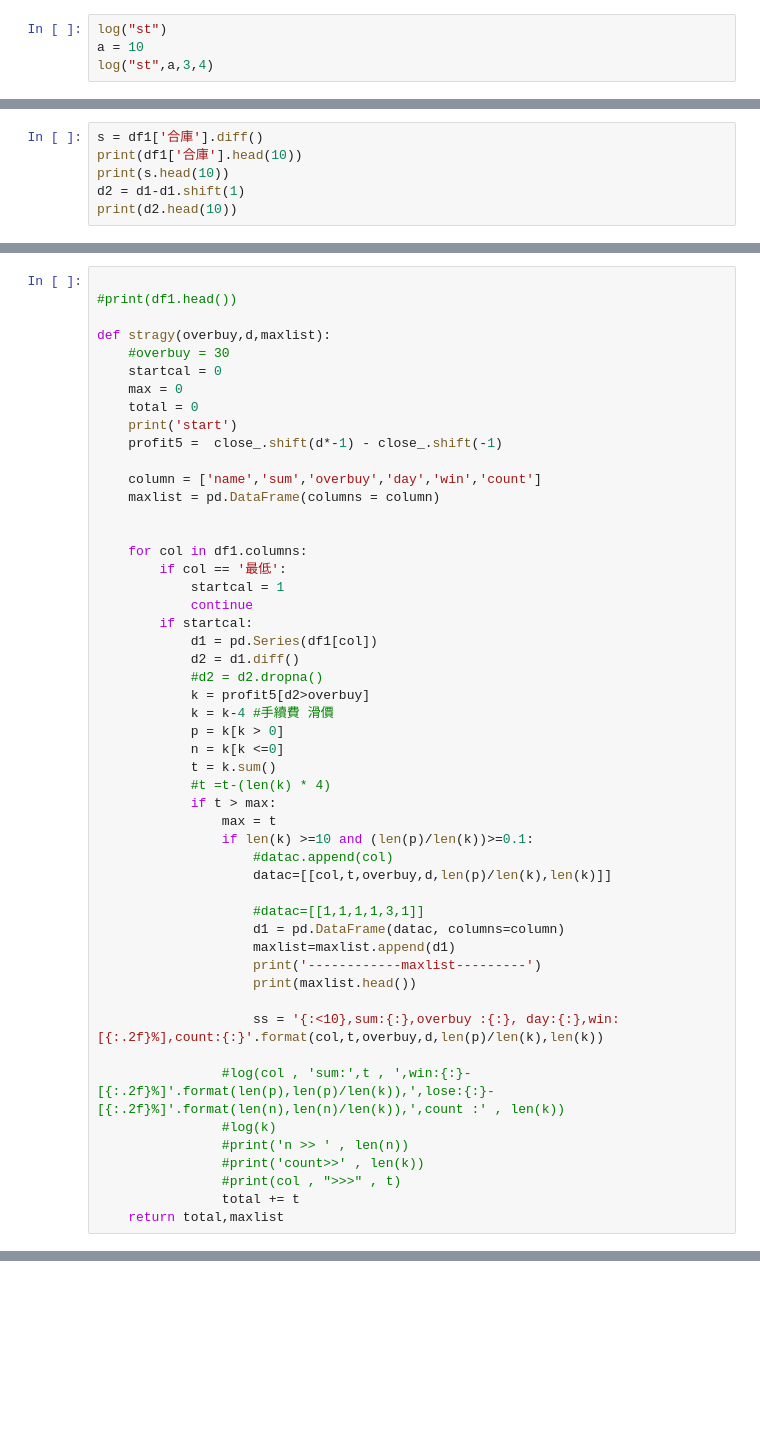
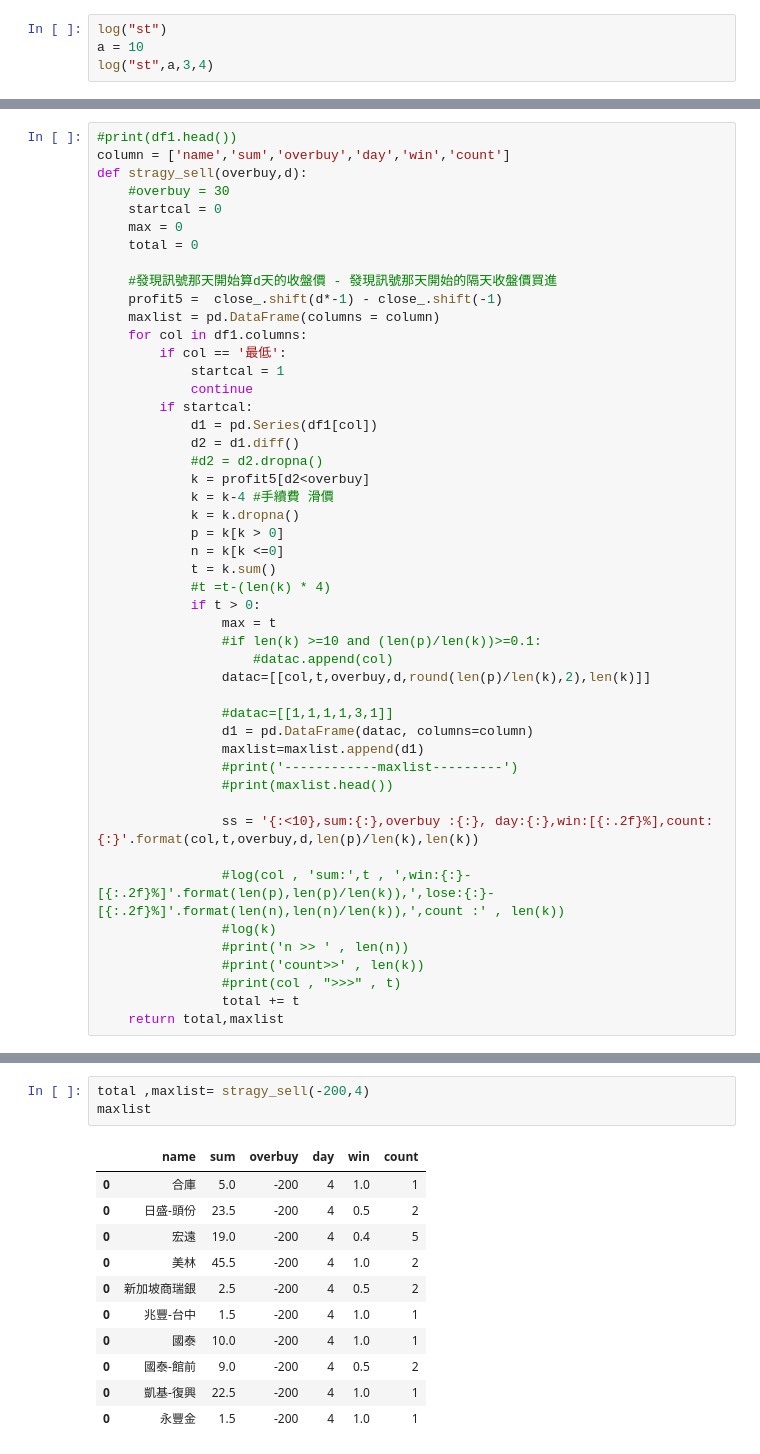
Before and after one commit to dansontsui/stockparser, a Jupyter notebook: nb_mytry.ipynb, the cells around one changed output, grey strips where cells are left out. Drawn from its saved outputs; the diff is of its cells as text; blank space fills up the shorter version.

```diff
--- a/nb_mytry.ipynb
+++ b/nb_mytry.ipynb
@@ -61,6 +80,0 @@ print(d2.head(10))
-# %%
-s = df1['合庫'].diff()
-print(df1['合庫'].head(10))
-print(s.head(10))
-d2 = d1-d1.shift(1)
-print(d2.head(10))
@@ -94,19 +81,15 @@ str :3.56,3.44,3.33
 # %%
-
 #print(df1.head())
-
-def stragy(overbuy,d,maxlist):
+column = ['name','sum','overbuy','day','win','count']
+def stragy_sell(overbuy,d):
     #overbuy = 30
     startcal = 0
     max = 0
     total = 0
-    print('start')
+
+    #發現訊號那天開始算d天的收盤價 - 發現訊號那天開始的隔天收盤價買進
     profit5 =  close_.shift(d*-1) - close_.shift(-1)
-
-    column = ['name','sum','overbuy','day','win','count']
     maxlist = pd.DataFrame(columns = column)
-
-
     for col in df1.columns:
         if col == '最低':
             startcal = 1
@@ -115,25 +98,26 @@ def stragy(overbuy,d,maxlist):
             d1 = pd.Series(df1[col])
             d2 = d1.diff()
             #d2 = d2.dropna()
-            k = profit5[d2>overbuy]
+            k = profit5[d2<overbuy]
             k = k-4 #手續費 滑價
+            k = k.dropna()
             p = k[k > 0]
             n = k[k <=0]
             t = k.sum()
             #t =t-(len(k) * 4)
-            if t > max:
+            if t > 0:
                 max = t
-                if len(k) >=10 and (len(p)/len(k))>=0.1:
+                #if len(k) >=10 and (len(p)/len(k))>=0.1:
                     #datac.append(col)
-                    datac=[[col,t,overbuy,d,len(p)/len(k),len(k)]]
+                datac=[[col,t,overbuy,d,round(len(p)/len(k),2),len(k)]]
 
-                    #datac=[[1,1,1,1,3,1]]
-                    d1 = pd.DataFrame(datac, columns=column)
-                    maxlist=maxlist.append(d1)
-                    print('------------maxlist---------')
-                    print(maxlist.head())
+                #datac=[[1,1,1,1,3,1]]
+                d1 = pd.DataFrame(datac, columns=column)
+                maxlist=maxlist.append(d1)
+                #print('------------maxlist---------')
+                #print(maxlist.head())
 
-                    ss = '{:<10},sum:{:},overbuy :{:}, day:{:},win:[{:.2f}%],count:{:}'.format(col,t,overbuy,d,len(p)/len(k),len(k))
+                ss = '{:<10},sum:{:},overbuy :{:}, day:{:},win:[{:.2f}%],count:{:}'.format(col,t,overbuy,d,len(p)/len(k),len(k))
 
                 #log(col , 'sum:',t , ',win:{:}-[{:.2f}%]'.format(len(p),len(p)/len(k)),',lose:{:}-[{:.2f}%]'.format(len(n),len(n)/len(k)),',count :' , len(k))
                 #log(k)
@@ -165 +291,16 @@ maxlist
+# %%
+total ,maxlist= stragy_sell(-200,4)
+maxlist
+# %% [output]
+|  | name | sum | overbuy | day | win | count |
+| 0 | 合庫 | 5.0 | -200 | 4 | 1.0 | 1 |
+| 0 | 日盛-頭份 | 23.5 | -200 | 4 | 0.5 | 2 |
+| 0 | 宏遠 | 19.0 | -200 | 4 | 0.4 | 5 |
+| 0 | 美林 | 45.5 | -200 | 4 | 1.0 | 2 |
+| 0 | 新加坡商瑞銀 | 2.5 | -200 | 4 | 0.5 | 2 |
+| 0 | 兆豐-台中 | 1.5 | -200 | 4 | 1.0 | 1 |
+| 0 | 國泰 | 10.0 | -200 | 4 | 1.0 | 1 |
+| 0 | 國泰-館前 | 9.0 | -200 | 4 | 0.5 | 2 |
+| 0 | 凱基-復興 | 22.5 | -200 | 4 | 1.0 | 1 |
+| 0 | 永豐金 | 1.5 | -200 | 4 | 1.0 | 1 |
 # %%
```
Also changed, not shown: parts of 15 cells of this notebook, 29 other files.
